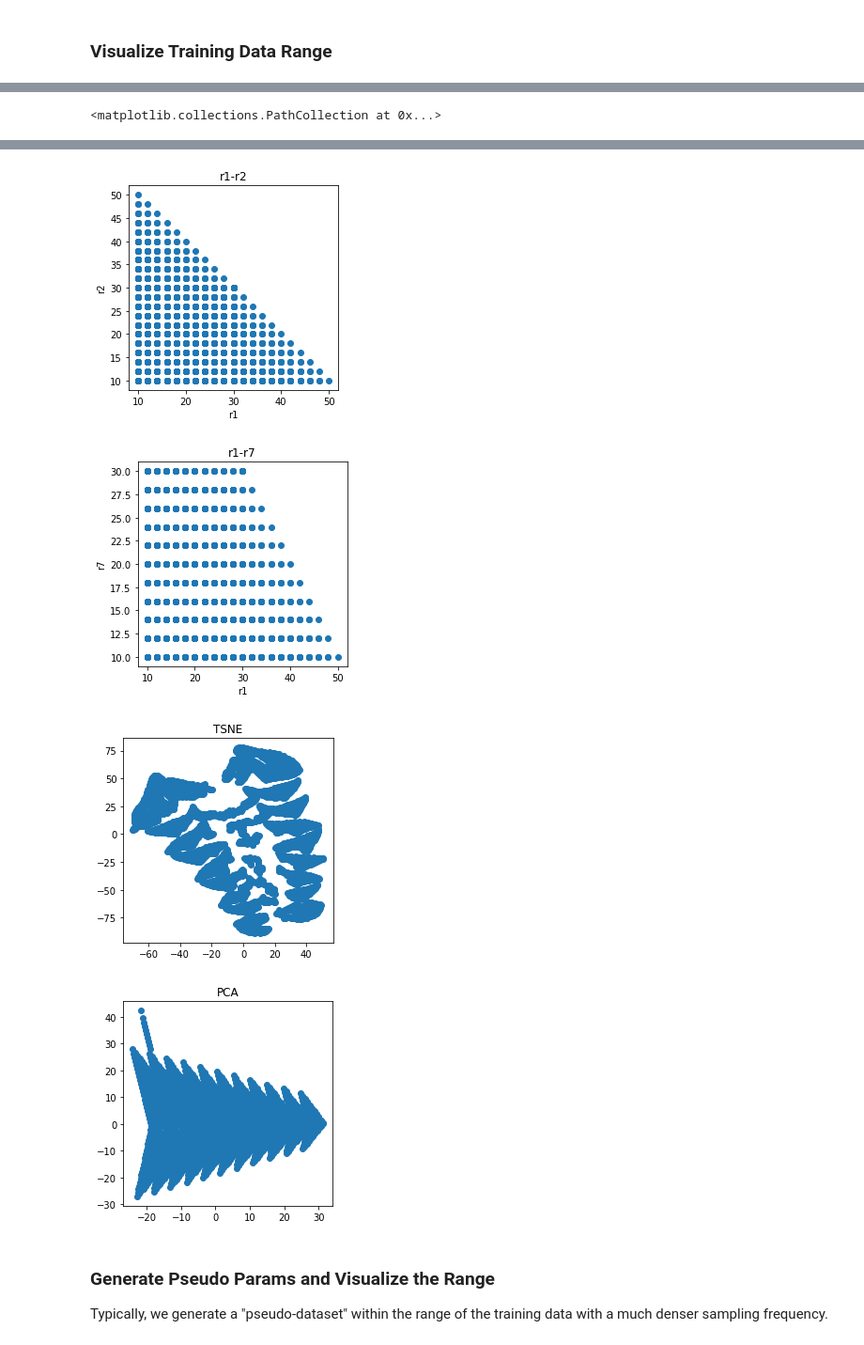
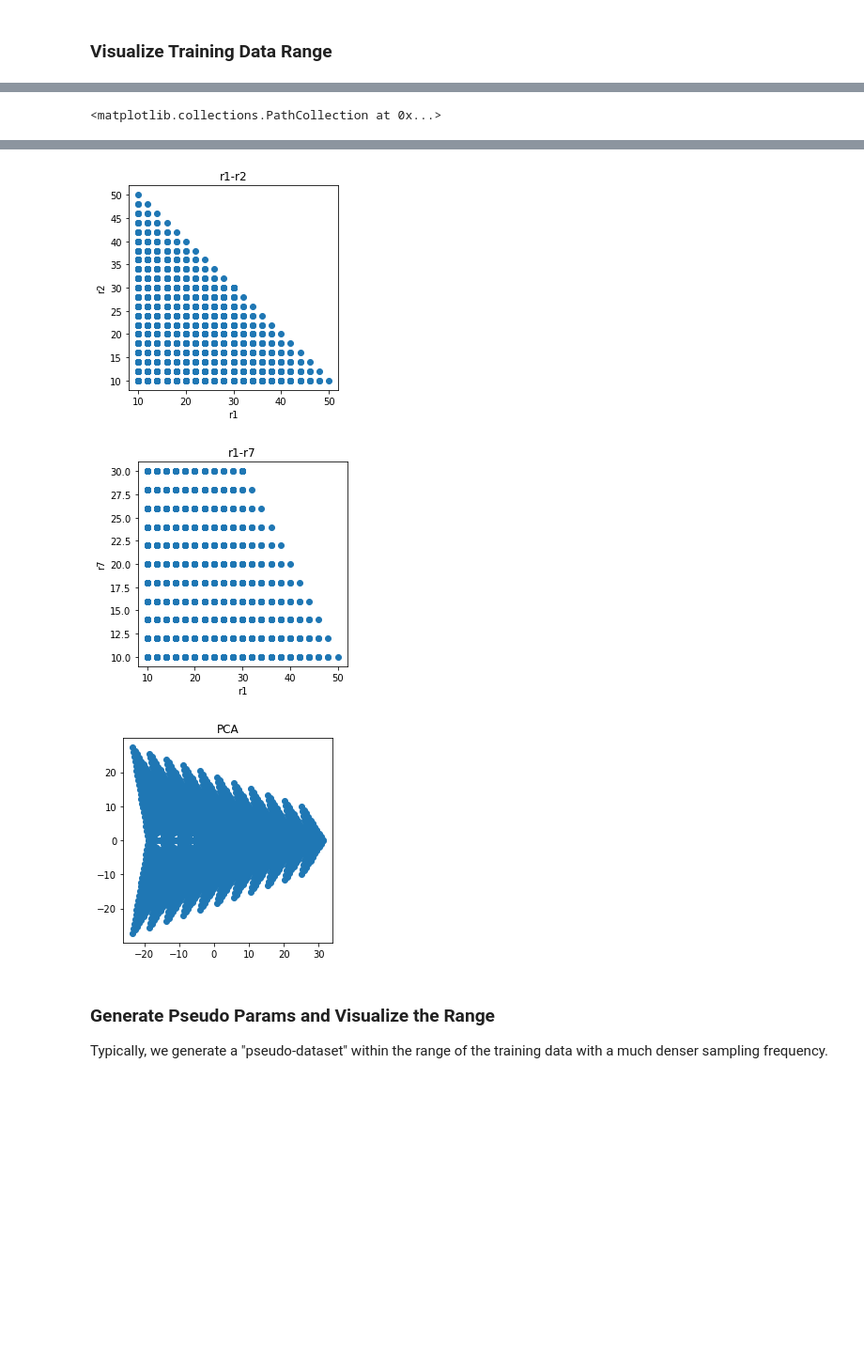
Before and after one commit to GuoyaoShen/DiatomDL, a Jupyter notebook: spectra_search_allsilicone.ipynb, the cells around one changed output, grey strips where cells are left out. Shown at 94% size. Cells and saved outputs as stored; diff of their text form; code cells hidden in the pictures; blank space fills up the shorter version.

```diff
--- a/spectra_search_allsilicone.ipynb
+++ b/spectra_search_allsilicone.ipynb
@@ -251,10 +258,10 @@ plt.ylabel('r7')
 plt.scatter(param[:,8], param[:,14])  # r1-r7
 
 # TSNE
-param_embedded = TSNE(n_components=2).fit_transform(param)
-plt.figure(4, figsize=(4,4))
-plt.title('TSNE')
-plt.scatter(param_embedded[:,0], param_embedded[:,1])
+# param_embedded = TSNE(n_components=2).fit_transform(param)
+# plt.figure(4, figsize=(4,4))
+# plt.title('TSNE')
+# plt.scatter(param_embedded[:,0], param_embedded[:,1])
 
 # PCA
 param_embedded = PCA(n_components=2).fit_transform(param)
@@ -267,7 +274,6 @@ plt.scatter(param_embedded[:,0], param_embedded[:,1])
 [figure]
 [figure]
-[figure, old version]
+[figure, new version]
-[figure, removed]
 # %% [markdown]
 ### Generate Pseudo Params and Visualize the Range
 
```
Also changed, not shown: parts of 7 cells of this notebook.
